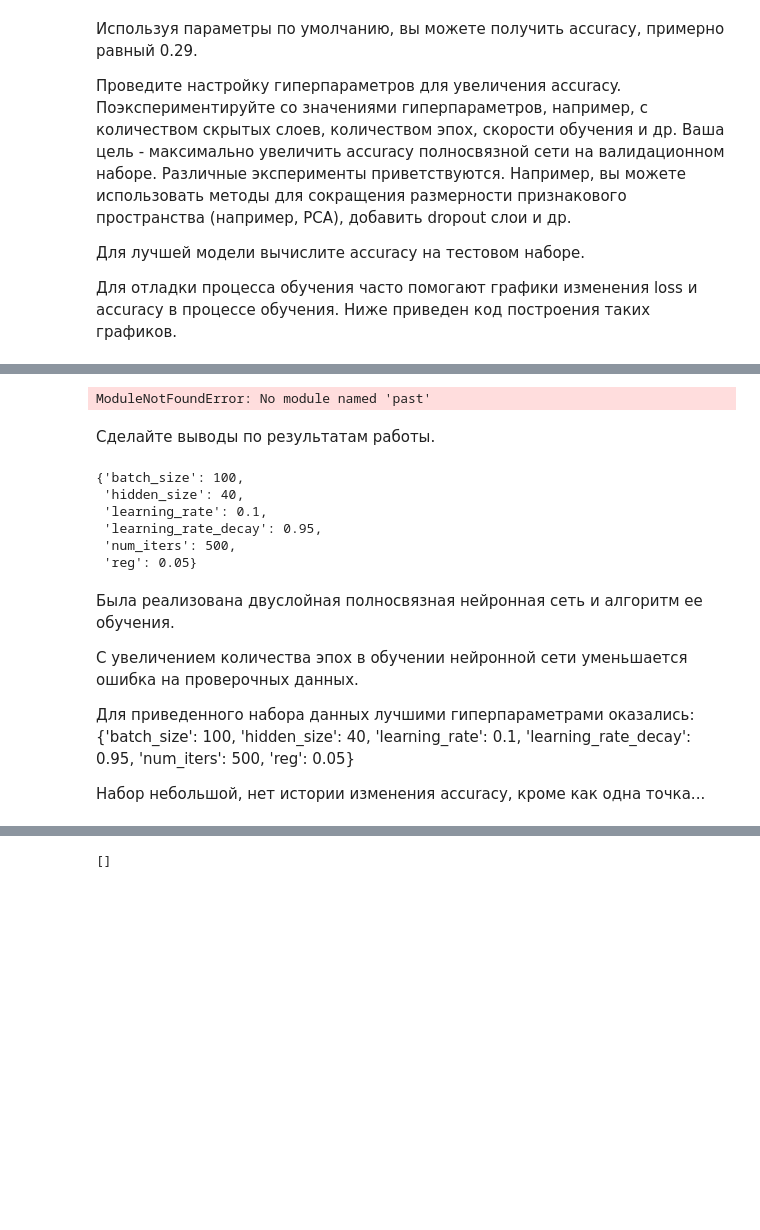
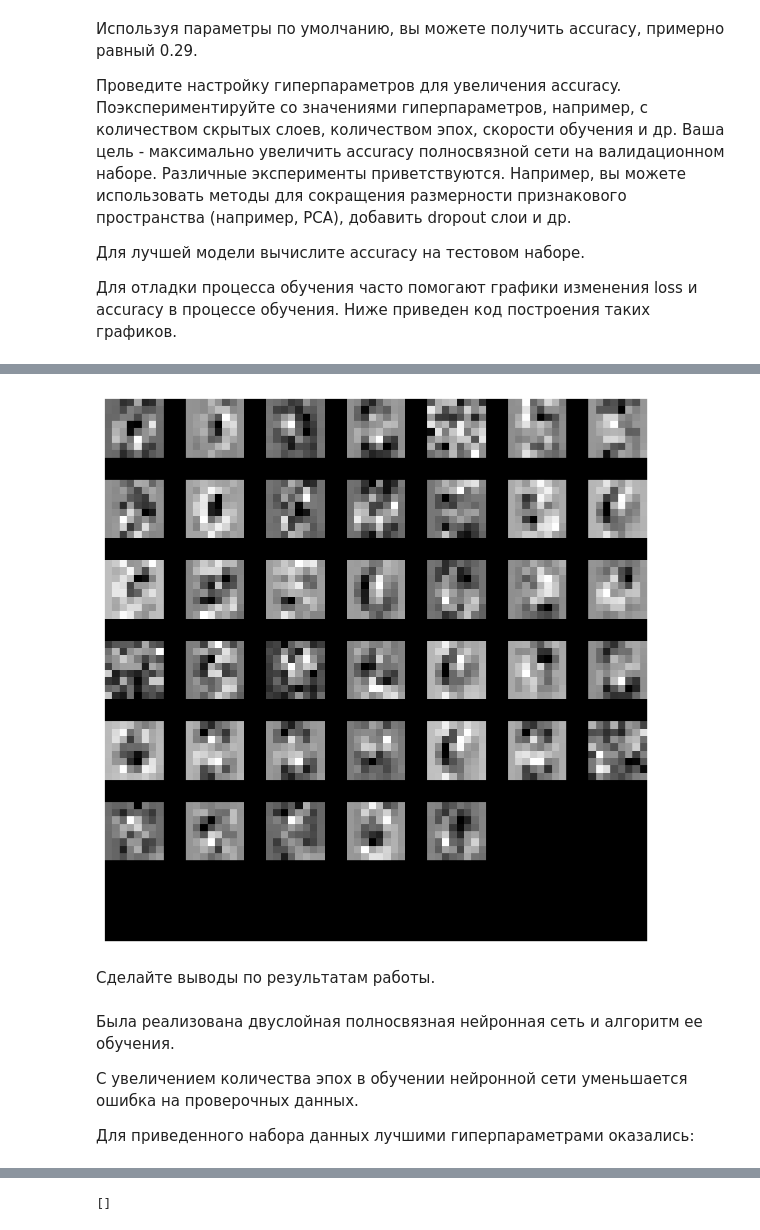
Before and after one commit to garrigar/NN_DL_Labs, a Jupyter notebook: lab_2_6231_Gabbasov.ipynb, the cells around one changed output, grey strips where cells are left out. Drawn from its saved outputs; the diff is of its cells as text; code cells hidden in the pictures; blank space fills up the shorter version.

```diff
--- a/lab_2_6231_Gabbasov.ipynb
+++ b/lab_2_6231_Gabbasov.ipynb
@@ -353,37 +370,22 @@ plt.ylabel('Loss')
 # %%
 from scripts.vis_utils import visualize_grid
 
 def show_net_weights(net):
     W1 = net.params['W1']
-    W1 = W1.reshape(32, 32, 3, -1).transpose(3, 0, 1, 2)
+    # print(W1.shape)
+    W1 = W1.reshape(8, 8, 1, -1).transpose(3, 0, 1, 2)
     plt.imshow(visualize_grid(W1, padding=3).astype('uint8'))
     plt.gca().axis('off')
     plt.show()
 
-show_net_weights(net)
+show_net_weights(best_net)
 # %% [output]
-ModuleNotFoundError: No module named 'past'
+[figure, added]
 # %% [markdown]
 Сделайте выводы по результатам работы.
-# %%
-list(ParameterGrid(params))[2246]
-# %% [output]
-{'batch_size': 100,
- 'hidden_size': 40,
- 'learning_rate': 0.1,
- 'learning_rate_decay': 0.95,
- 'num_iters': 500,
- 'reg': 0.05}
 # %% [markdown]
 Была реализована двуслойная полносвязная нейронная сеть и алгоритм ее обучения.
 
 С увеличением количества эпох в обучении нейронной сети уменьшается ошибка на проверочных данных.
 
-Для приведенного набора данных лучшими гиперпараметрами оказались: {'batch_size': 100,
- 'hidden_size': 40,
- 'learning_rate': 0.1,
- 'learning_rate_decay': 0.95,
- 'num_iters': 500,
- 'reg': 0.05}
-
-Набор небольшой, нет истории изменения accuracy, кроме как одна точка...
+Для приведенного набора данных лучшими гиперпараметрами оказались:
```
Also changed, not shown: parts of 11 cells of this notebook.
